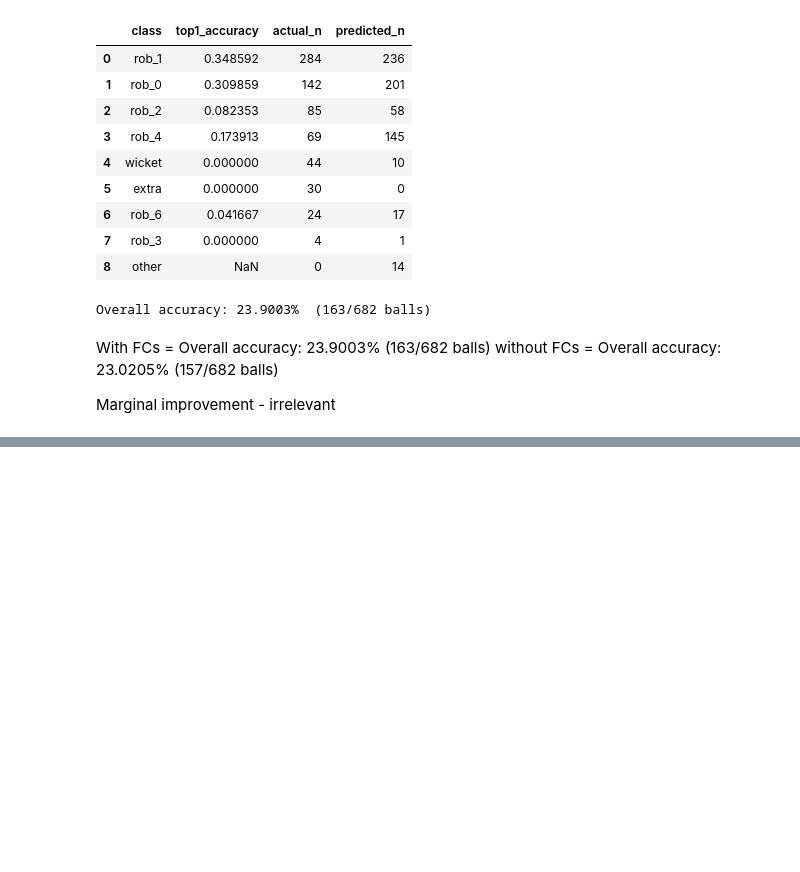
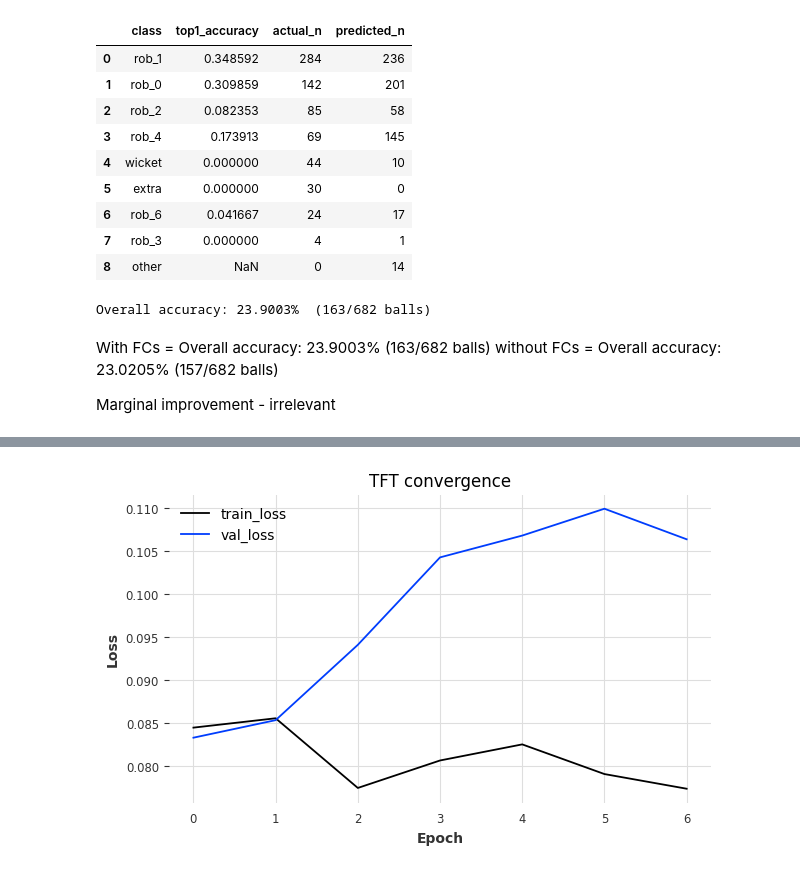
Before and after one commit to GBaugniet/cricketmodel, a Jupyter notebook: Cricket_Prediction_Model (4).ipynb, the cells around one changed output, grey strips where cells are left out. Drawn from its saved outputs; the diff is of its cells as text; code cells hidden in the pictures; blank space fills up the shorter version.

Commit message:
All IT20s added and we have run first epoch convergence and learning curve. Think model overfitting

```diff
--- a/Cricket_Prediction_Model (4).ipynb
+++ b/Cricket_Prediction_Model (4).ipynb
@@ -1372,11 +1450,6 @@ len_ok = [len(fut) == len(tgt) + 1 for tgt, fut in zip(target_series, future_cov
 print("All series length OK?", all(len_ok), f"({sum(len_ok)}/{len(len_ok)})")
 # %% [output]
 All series length OK? True (52/52)
-# %%
-# Quick coverage check: futures now extend to t_end + 1 for every innings
-for tgt, fut in zip(target_series, future_covs_ext):
-    assert fut.start_time() <= tgt.start_time()
-    assert fut.end_time()   >= tgt.end_time() + 1
 # %%
 # check the last two rows of the first and last series to confirm they are identical
 for i in [0, min(1, len(target_series)-1)]:
@@ -1766,0 +2339,15 @@ Marginal improvement - irrelevant
+# %%
+train_targets, test_targets, train_past, test_past, train_future, test_future, train_static, test_static = train_test_split(
+    target_series, past_covs, future_covs, static_covs, test_size=0.15, random_state=42
+)
+# getting the test set
+
+train_targets, val_targets, train_past, val_past, train_future, val_future, train_static, val_static = train_test_split(
+    train_targets, train_past, train_future, train_static, test_size=0.18, random_state=42
+)
+# split remaining samples into train and val sets
+
+# check how many samples in each set
+print(f"Train samples: {len(train_targets)}")
+print(f"Validation samples: {len(val_targets)}")
+print(f"Test samples: {len(test_targets)}")
@@ -1766,0 +2471,76 @@ Marginal improvement - irrelevant
+# %%
+# Epoch convergence plot
+def make_tft(logger):
+    early_stopper = EarlyStopping(monitor="val_loss", patience=6, min_delta=1e-3, mode="min")
+    pl_kwargs = dict(
+        accelerator="auto",
+        callbacks=[early_stopper],
+        enable_checkpointing=False,
+        logger=logger,
+        enable_progress_bar=False,
+    )
+    return TFTModel(
+        input_chunk_length=30,
+        output_chunk_length=1,
+        hidden_size=24,
+        hidden_continuous_size=8,
+        lstm_layers=1,
+        num_attention_heads=2,
+        dropout=0.20,
+        batch_size=256,
+        n_epochs=50,
+        loss_fn=nn.MSELoss(),
+        random_state=42,
+        force_reset=True,
+        save_checkpoints=False,
+        pl_trainer_kwargs=pl_kwargs,
+        add_relative_index=True,
+    )
+
+# 1) build logger and model
+csv_logger = CSVLogger(save_dir="logs", name="tft_convergence")
+model_conv = make_tft(csv_logger)
+
+# 2) fit (validation is passed so we log val_loss)
+model_conv.fit(
+    series=train_targets,
+    past_covariates=train_past_scaled,
+    future_covariates=train_future_scaled,
+    val_series=val_targets,
+    val_past_covariates=val_past_scaled,
+    val_future_covariates=val_future_scaled,
+    verbose=True,
+)
+
+# 3) read metrics.csv and build tidy epoch-loss table
+metrics_paths = glob.glob(os.path.join(csv_logger.log_dir, "metrics*.csv")) or \
+                glob.glob(os.path.join(csv_logger.log_dir, "metrics.csv"))
+assert metrics_paths, f"No metrics.csv found under {csv_logger.log_dir}"
+m = pd.read_csv(metrics_paths[0])
+
+# Lightning CSV formats vary; handle both wide and long formats
+if {"train_loss", "val_loss"}.issubset(m.columns):
+    loss_df = m[["epoch","train_loss","val_loss"]].groupby("epoch").last().reset_index()
+elif {"metric","value","epoch"}.issubset(m.columns):
+    loss_df = (m.pivot_table(index="epoch", columns="metric", values="value", aggfunc="last")
+                 .reset_index())
+    # some versions use 'loss' as training key
+    if "loss" in loss_df.columns and "train_loss" not in loss_df.columns:
+        loss_df = loss_df.rename(columns={"loss":"train_loss"})
+    assert "val_loss" in loss_df.columns and "train_loss" in loss_df.columns, \
+        f"Could not find train/val loss columns in {loss_df.columns.tolist()}"
+else:
+    raise RuntimeError("Unrecognised metrics.csv format")
+
+# 4) plot
+plt.figure(figsize=(7,4))
+plt.plot(loss_df["epoch"], loss_df["train_loss"], label="train_loss")
+plt.plot(loss_df["epoch"], loss_df["val_loss"],   label="val_loss")
+plt.xlabel("Epoch")
+plt.ylabel("Loss")
+plt.title("TFT convergence")
+plt.legend()
+plt.show()
+
+loss_df.tail(3)
+# %% [output]
@@ -1766,0 +2564 @@ Marginal improvement - irrelevant
+[figure, added]
```
Also changed, not shown: parts of 63 cells of this notebook, 13 other files.
